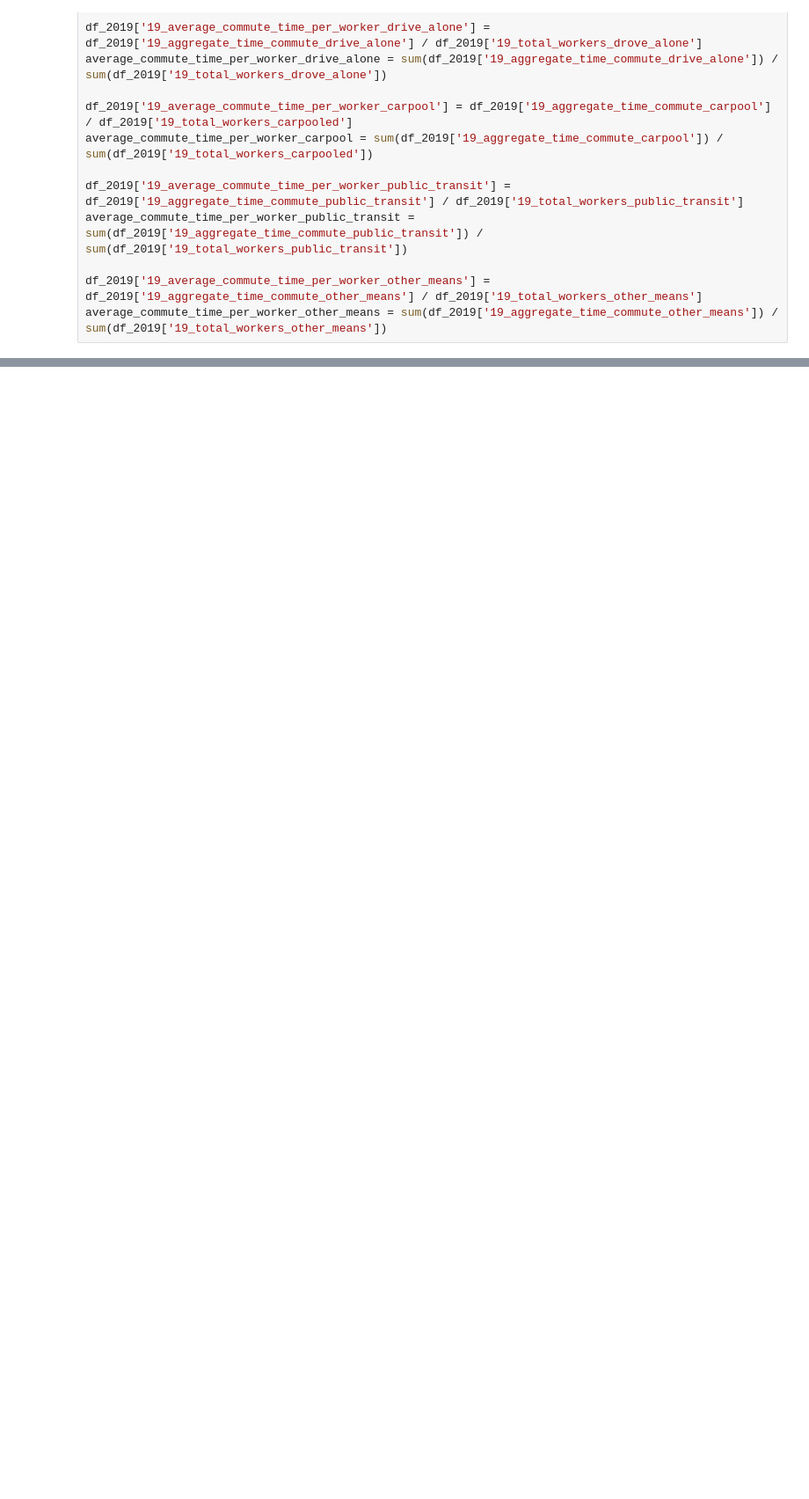
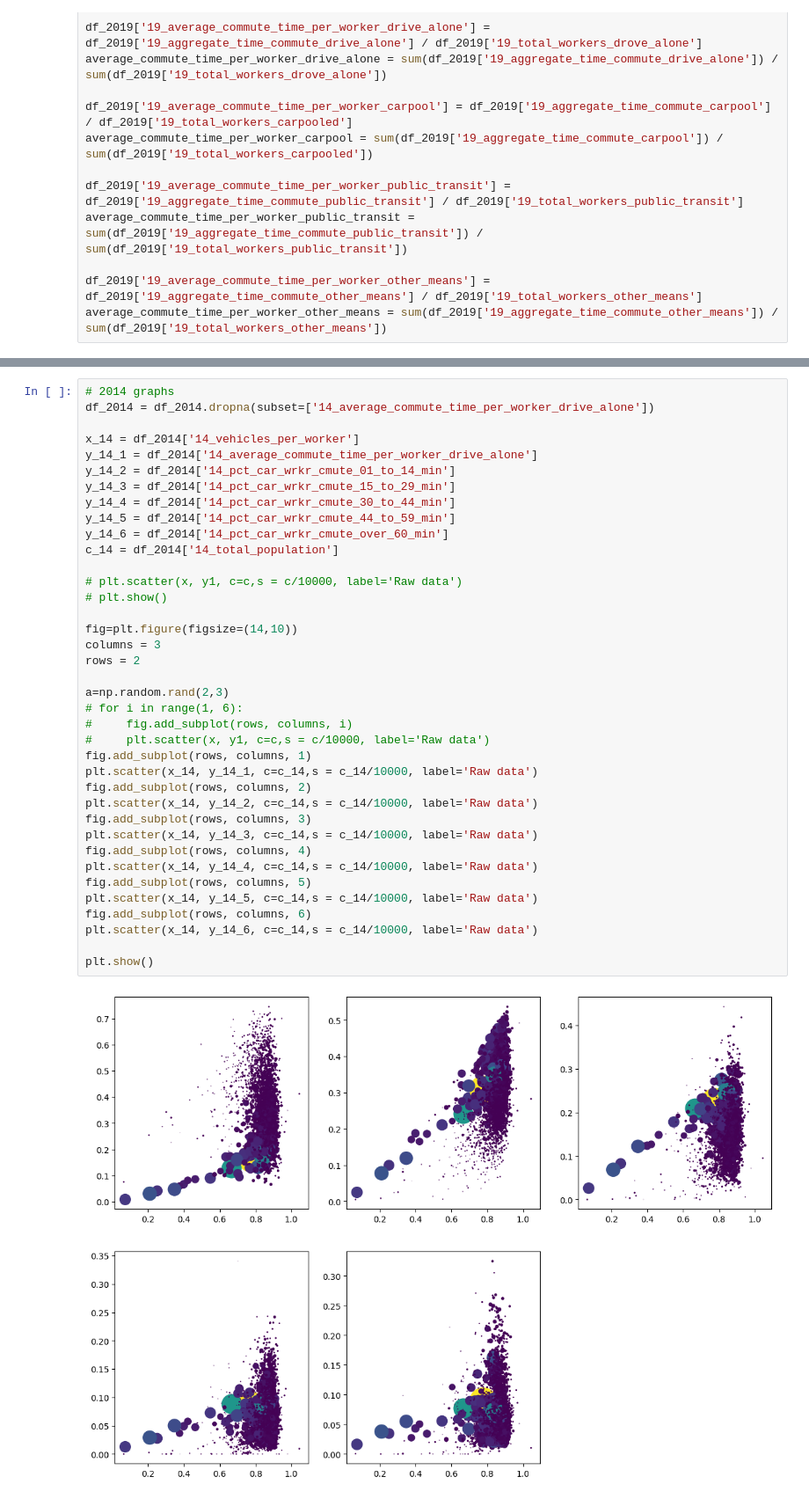
Before and after one commit to Fractate/us_transport_analysis, a Jupyter notebook: county_comparisons.ipynb, the cells around one changed output, grey strips where cells are left out. Shown at 88% size. Drawn from its saved outputs; the diff is of its cells as text; blank space fills up the shorter version.

```diff
--- a/county_comparisons.ipynb
+++ b/county_comparisons.ipynb
@@ -1553,0 +1609,40 @@ average_commute_time_per_worker_other_means = sum(df_2019['19_aggregate_time_com
+# %%
+# 2014 graphs
+df_2014 = df_2014.dropna(subset=['14_average_commute_time_per_worker_drive_alone'])
+
+x_14 = df_2014['14_vehicles_per_worker']
+y_14_1 = df_2014['14_average_commute_time_per_worker_drive_alone']
+y_14_2 = df_2014['14_pct_car_wrkr_cmute_01_to_14_min']
+y_14_3 = df_2014['14_pct_car_wrkr_cmute_15_to_29_min']
+y_14_4 = df_2014['14_pct_car_wrkr_cmute_30_to_44_min']
+y_14_5 = df_2014['14_pct_car_wrkr_cmute_44_to_59_min']
+y_14_6 = df_2014['14_pct_car_wrkr_cmute_over_60_min']
+c_14 = df_2014['14_total_population']
+
+# plt.scatter(x, y1, c=c,s = c/10000, label='Raw data')
+# plt.show()
+
+fig=plt.figure(figsize=(14,10))
+columns = 3
+rows = 2
+
+a=np.random.rand(2,3)
+# for i in range(1, 6):
+#     fig.add_subplot(rows, columns, i)
+#     plt.scatter(x, y1, c=c,s = c/10000, label='Raw data')
+fig.add_subplot(rows, columns, 1)
+plt.scatter(x_14, y_14_1, c=c_14,s = c_14/10000, label='Raw data')
+fig.add_subplot(rows, columns, 2)
+plt.scatter(x_14, y_14_2, c=c_14,s = c_14/10000, label='Raw data')
+fig.add_subplot(rows, columns, 3)
+plt.scatter(x_14, y_14_3, c=c_14,s = c_14/10000, label='Raw data')
+fig.add_subplot(rows, columns, 4)
+plt.scatter(x_14, y_14_4, c=c_14,s = c_14/10000, label='Raw data')
+fig.add_subplot(rows, columns, 5)
+plt.scatter(x_14, y_14_5, c=c_14,s = c_14/10000, label='Raw data')
+fig.add_subplot(rows, columns, 6)
+plt.scatter(x_14, y_14_6, c=c_14,s = c_14/10000, label='Raw data')
+
+plt.show()
+# %% [output]
+[figure, added]
```
Also changed, not shown: parts of 2 cells of this notebook.
